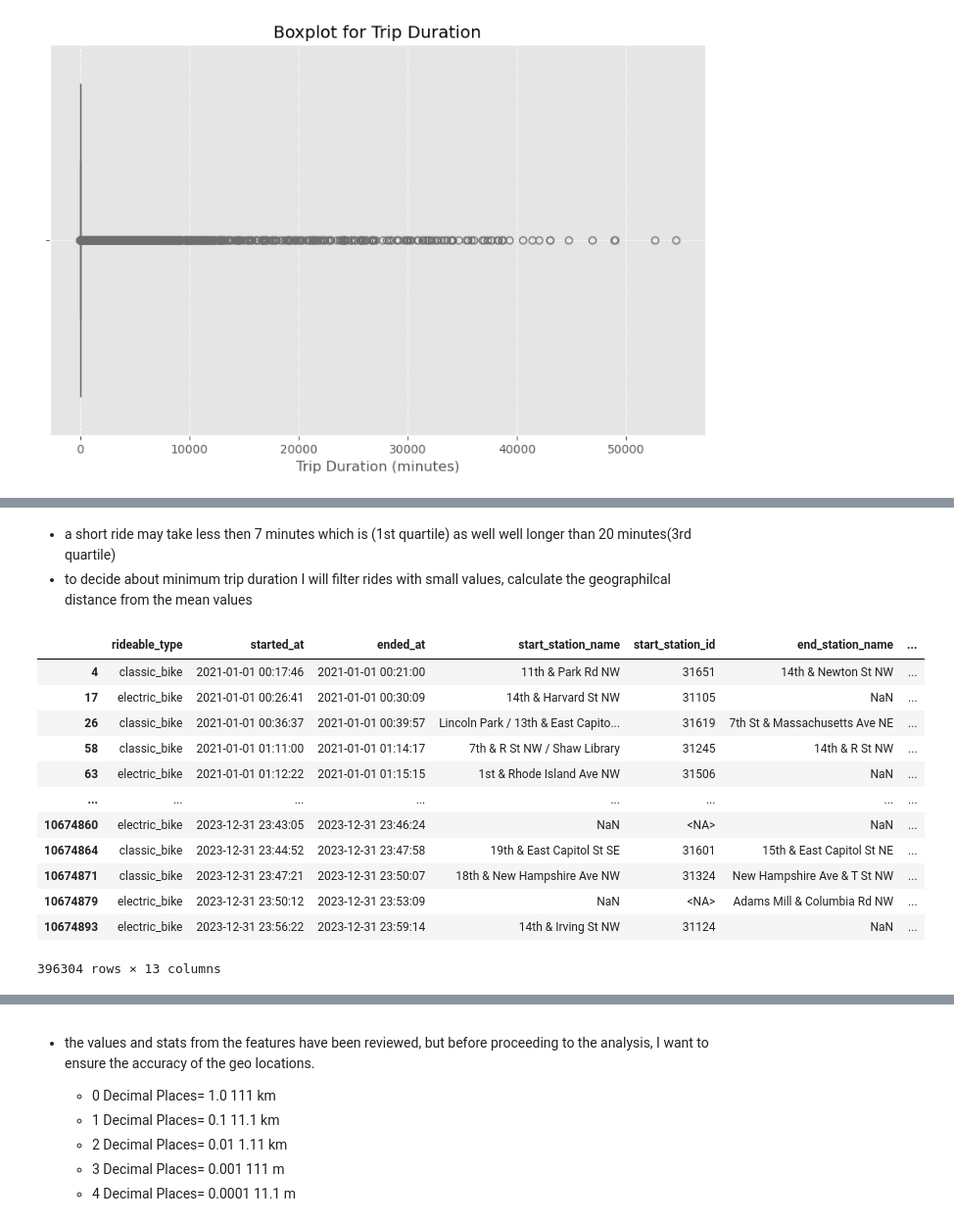
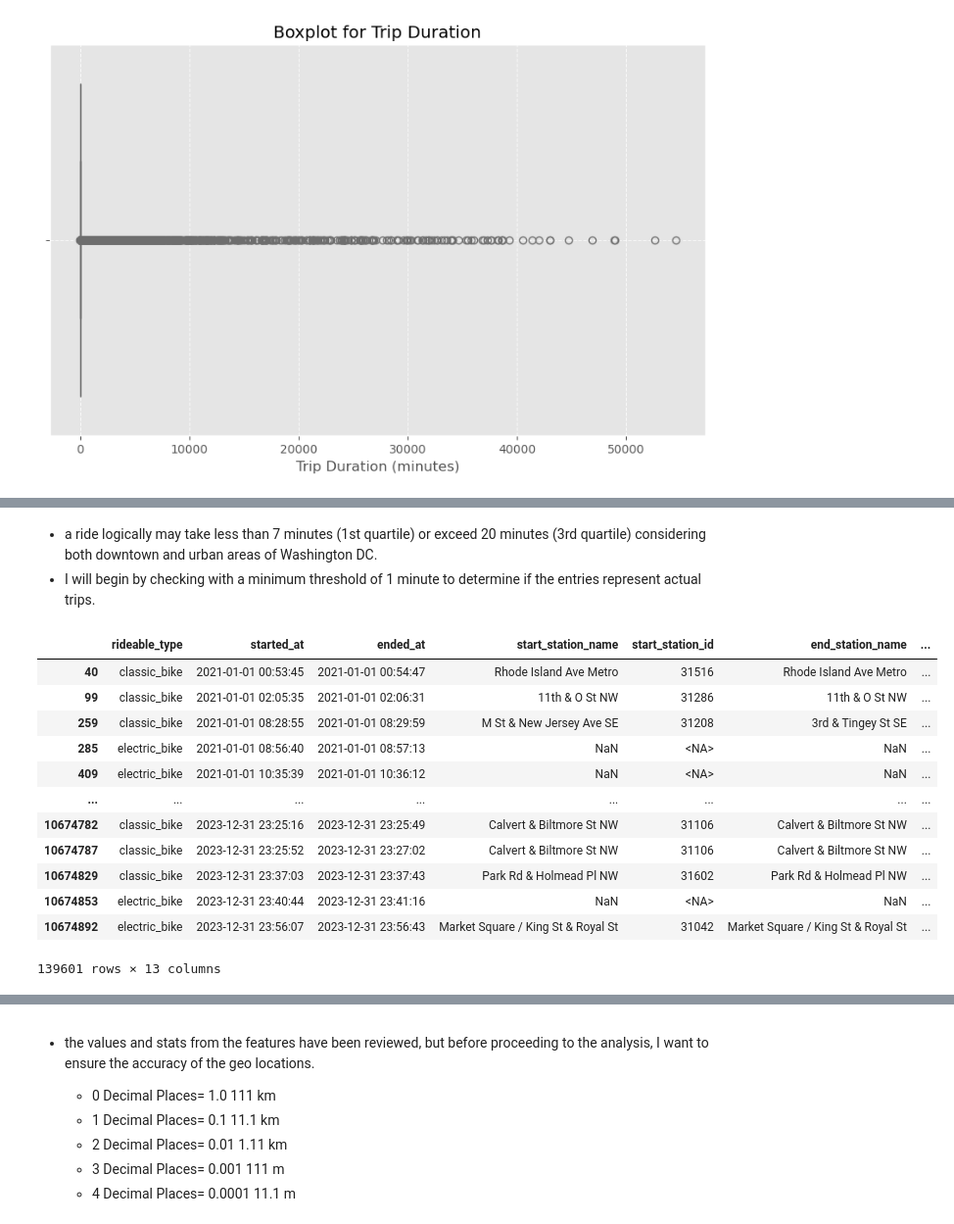
Before and after one commit to airsahin/Capital-Bike-Share, a Jupyter notebook: capital_bike_share.ipynb, the cells around one changed output, grey strips where cells are left out. Shown at 98% size. Cells and saved outputs as stored; diff of their text form; code cells hidden in the pictures.

```diff
--- a/capital_bike_share.ipynb
+++ b/capital_bike_share.ipynb
@@ -1256,26 +1213,26 @@ df_filtered.describe()
 | 75% | 2023-05-07 10:30:42.500000 | 2023-05-08 15:59:04 | 31,628.000000 | <NA> | 38.910674 | -77.012808 | NaN | NaN | ... |
 | max | 2023-12-31 23:41:43 | 2024-01-02 00:41:36 | 33,200.000000 | <NA> | 39.123513 | -76.825535 | NaN | NaN | ... |
 | std | NaN | NaN | 333.849929 | <NA> | 0.039717 | 0.047378 | NaN | NaN | ... |
-# %% [markdown]
-* a short ride may take less  then 7 minutes which is (1st quartile)  as well well longer than 20 minutes(3rd quartile)
-* to decide about minimum trip duration I will filter rides with small values, calculate the geographilcal distance from the mean values
+# %% [markdown]
+* a ride logically may take less than 7 minutes (1st quartile) or exceed 20 minutes (3rd quartile) considering both downtown and urban areas of Washington DC.
+* I will begin by checking with a minimum threshold of 1 minute to determine if the entries represent actual trips.
 # %%
-df_filtered = df[df['trip_duration'] == 3]
+df_filtered = df[df['trip_duration'] == 1]
 df_filtered
 # %% [output]
 |  | rideable_type | started_at | ended_at | start_station_name | start_station_id | end_station_name | ... |
-| 4 | classic_bike | 2021-01-01 00:17:46 | 2021-01-01 00:21:00 | 11th & Park Rd NW | 31651 | 14th & Newton St NW | ... |
-| 17 | electric_bike | 2021-01-01 00:26:41 | 2021-01-01 00:30:09 | 14th & Harvard St NW | 31105 | NaN | ... |
-| 26 | classic_bike | 2021-01-01 00:36:37 | 2021-01-01 00:39:57 | Lincoln Park / 13th & East Capito... | 31619 | 7th St & Massachusetts Ave NE | ... |
-| 58 | classic_bike | 2021-01-01 01:11:00 | 2021-01-01 01:14:17 | 7th & R St NW / Shaw Library | 31245 | 14th & R St NW | ... |
-| 63 | electric_bike | 2021-01-01 01:12:22 | 2021-01-01 01:15:15 | 1st & Rhode Island Ave NW | 31506 | NaN | ... |
+| 40 | classic_bike | 2021-01-01 00:53:45 | 2021-01-01 00:54:47 | Rhode Island Ave Metro | 31516 | Rhode Island Ave Metro | ... |
+| 99 | classic_bike | 2021-01-01 02:05:35 | 2021-01-01 02:06:31 | 11th & O St NW | 31286 | 11th & O St NW | ... |
+| 259 | classic_bike | 2021-01-01 08:28:55 | 2021-01-01 08:29:59 | M St & New Jersey Ave SE | 31208 | 3rd & Tingey St SE | ... |
+| 285 | electric_bike | 2021-01-01 08:56:40 | 2021-01-01 08:57:13 | NaN | <NA> | NaN | ... |
+| 409 | electric_bike | 2021-01-01 10:35:39 | 2021-01-01 10:36:12 | NaN | <NA> | NaN | ... |
 | ... | ... | ... | ... | ... | ... | ... | ... |
-| 10674860 | electric_bike | 2023-12-31 23:43:05 | 2023-12-31 23:46:24 | NaN | <NA> | NaN | ... |
-| 10674864 | classic_bike | 2023-12-31 23:44:52 | 2023-12-31 23:47:58 | 19th & East Capitol St SE | 31601 | 15th & East Capitol St NE | ... |
-| 10674871 | classic_bike | 2023-12-31 23:47:21 | 2023-12-31 23:50:07 | 18th & New Hampshire Ave NW | 31324 | New Hampshire Ave & T St NW | ... |
-| 10674879 | electric_bike | 2023-12-31 23:50:12 | 2023-12-31 23:53:09 | NaN | <NA> | Adams Mill & Columbia Rd NW | ... |
-| 10674893 | electric_bike | 2023-12-31 23:56:22 | 2023-12-31 23:59:14 | 14th & Irving St NW | 31124 | NaN | ... |
+| 10674782 | classic_bike | 2023-12-31 23:25:16 | 2023-12-31 23:25:49 | Calvert & Biltmore St NW | 31106 | Calvert & Biltmore St NW | ... |
+| 10674787 | classic_bike | 2023-12-31 23:25:52 | 2023-12-31 23:27:02 | Calvert & Biltmore St NW | 31106 | Calvert & Biltmore St NW | ... |
+| 10674829 | classic_bike | 2023-12-31 23:37:03 | 2023-12-31 23:37:43 | Park Rd & Holmead Pl NW | 31602 | Park Rd & Holmead Pl NW | ... |
+| 10674853 | electric_bike | 2023-12-31 23:40:44 | 2023-12-31 23:41:16 | NaN | <NA> | NaN | ... |
+| 10674892 | electric_bike | 2023-12-31 23:56:07 | 2023-12-31 23:56:43 | Market Square / King St & Royal St | 31042 | Market Square / King St & Royal St | ... |
-396304 rows × 13 columns
+139601 rows × 13 columns
 # %%
 df_filtered.describe()
 # %% [output]
```
Also changed, not shown: parts of 40 cells of this notebook.
